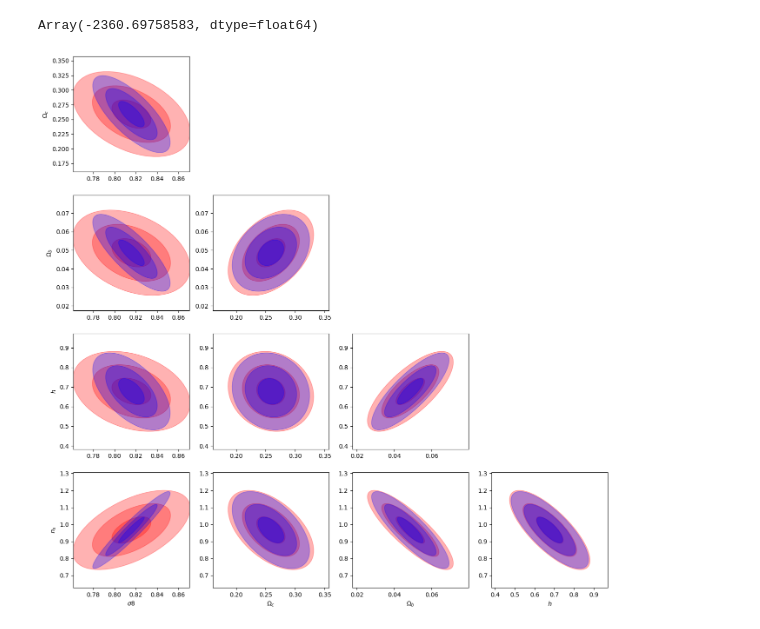
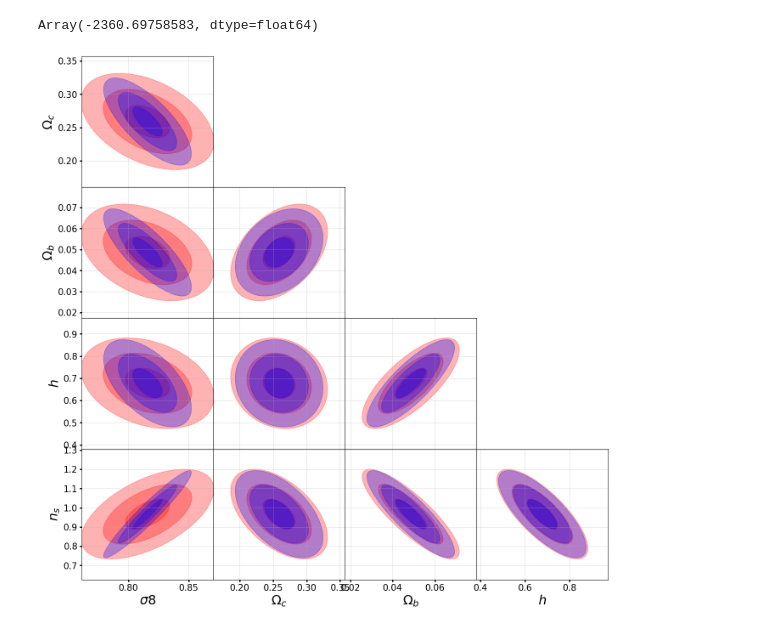
Before and after one commit to fpetri115/LBGforecast, a Jupyter notebook: tests_likelihood.ipynb, the cells around one changed output. Saved outputs shown, nothing was run; the diff lists cells and outputs as text; code cells hidden in the pictures.

Commit message:
fisher plotting

```diff
--- a/tests_likelihood.ipynb
+++ b/tests_likelihood.ipynb
@@ -101,26 +101,47 @@ def plot_contours(fisher, pos, inds, nstd=1., ax=None, **kwargs):
 # %%
 plt.figure(figsize=(20, 20))
 nparams = len(params)
 
 for i in range(nparams):
     for j in range(nparams):
         if j<i:
             plt.subplot(nparams,nparams,i*nparams+j+1)
+            plt.subplots_adjust(wspace=0, hspace=0)
+
+
+            plt.grid(alpha=0.4, zorder=-1)
 
             plot_contours(F_marg, params, [j,i], nstd=1, fill=True,color='r', alpha=0.3)
             plot_contours(F_marg, params, [j,i], nstd=2, fill=True,color='r', alpha=0.3)
             plot_contours(F_marg, params, [j,i], nstd=3, fill=True,color='r', alpha=0.3)
 
 
             plot_contours(F, params, [j,i], nstd=1, fill=True,color='b', alpha=0.3)
             plot_contours(F, params, [j,i], nstd=2, fill=True,color='b', alpha=0.3)
             plot_contours(F, params, [j,i], nstd=3, fill=True,color='b', alpha=0.3)
 
 
             if(j == 0):
-                plt.ylabel(labels[i])
+                plt.ylabel(labels[i], fontsize = 22)
 
             if(i == nparams-1):
-                plt.xlabel(labels[j])
+                plt.xlabel(labels[j], fontsize = 22)
+
+            plt.tick_params(axis="x", width = 2, labelsize=15)
+            plt.tick_params(axis="y", width = 2, labelsize=15)
+
+            if(i < len(params) - 1):
+                plt.tick_params(
+                    axis='x',          # changes apply to the x-axis
+                    which='both',      # both major and minor ticks are affected
+                    bottom=False,      # ticks along the bottom edge are off
+                    labelbottom=False)
+
+            if(j > 0):
+                plt.tick_params(
+                    axis='y',          # changes apply to the x-axis
+                    which='both',      # both major and minor ticks are affected
+                    left=False,      # ticks along the bottom edge are off
+                    labelleft=False)
 # %% [output]
-[figure, old version]
+[figure, new version]
```
Also changed, not shown: parts of 1 cell of this notebook.
